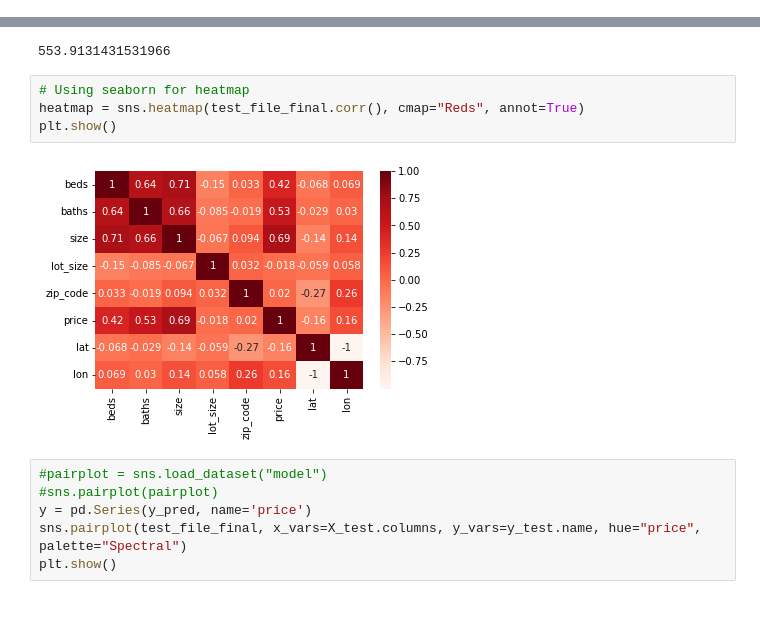
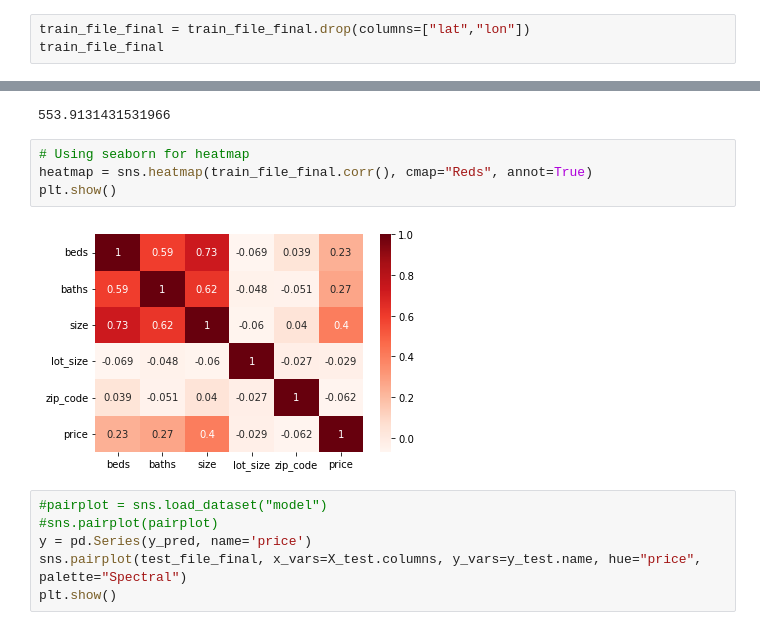
Before and after one commit to Tomas-habte/House_Price_Prediction_Project, a Jupyter notebook: Jupyter notebooks/House_Price_Prediction_Project-multiple models-final.ipynb, the cells around one changed output, grey strips where cells are left out. Cells and saved outputs as stored; diff of their text form.

```diff
--- a/Jupyter notebooks/House_Price_Prediction_Project-multiple models-final.ipynb
+++ b/Jupyter notebooks/House_Price_Prediction_Project-multiple models-final.ipynb
@@ -239,0 +243,3 @@ train_file_final.head()
+# %%
+train_file_final = train_file_final.drop(columns=["lat","lon"])
+train_file_final
@@ -335,10 +355,10 @@ np.sqrt(metrics.mean_absolute_error(y_test, y_pred))
 553.9131431531966
 # %%
 # Using seaborn for heatmap
-heatmap = sns.heatmap(test_file_final.corr(), cmap="Reds", annot=True)
+heatmap = sns.heatmap(train_file_final.corr(), cmap="Reds", annot=True)
 plt.show()
 # %% [output]
-[figure, old version]
+[figure, new version]
 # %%
 #pairplot = sns.load_dataset("model")
 #sns.pairplot(pairplot)
```
Also changed, not shown: parts of 43 cells of this notebook.
